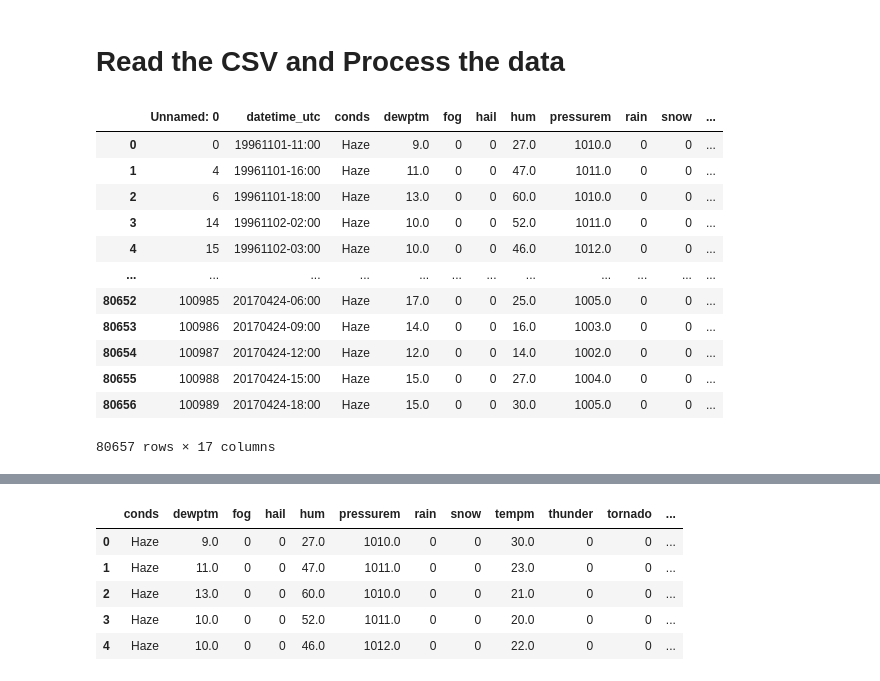
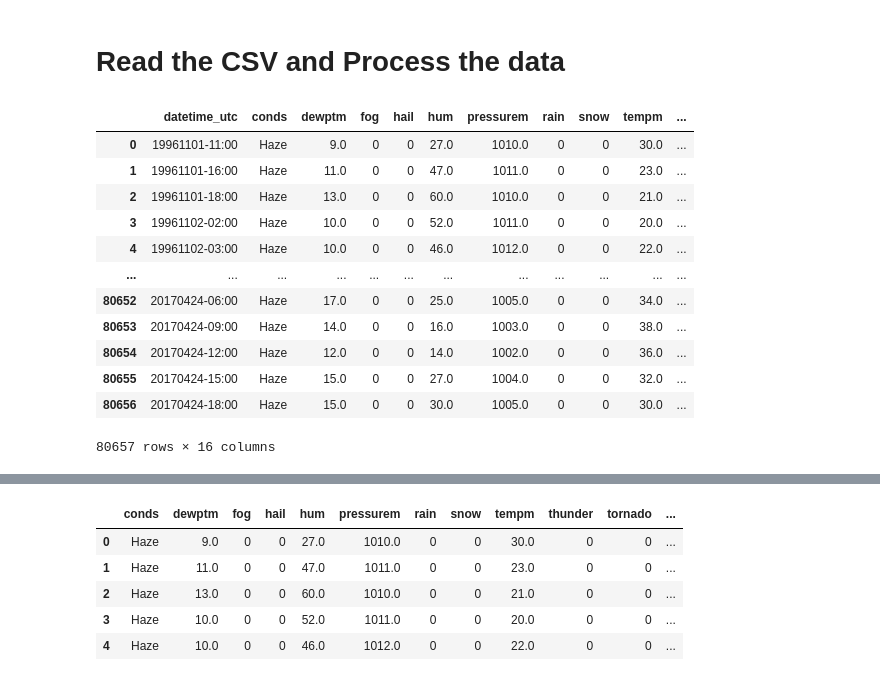
Before and after one commit to rankx034/final-project, a Jupyter notebook: DecisionTreeModel.ipynb, the cells around one changed output, grey strips where cells are left out. Cells and saved outputs as stored; diff of their text form; code cells hidden in the pictures.

```diff
--- a/DecisionTreeModel.ipynb
+++ b/DecisionTreeModel.ipynb
@@ -6,22 +6,23 @@ import pandas as pd
 # %%
 # Loading data
 file_path = "delhi_weather_cleaned.csv"
 df = pd.read_csv(file_path)
+data = df.copy()
 df
 # %% [output]
-|  | Unnamed: 0 | datetime_utc | conds | dewptm | fog | hail | hum | pressurem | rain | snow | ... |
-| 0 | 0 | 19961101-11:00 | Haze | 9.0 | 0 | 0 | 27.0 | 1010.0 | 0 | 0 | ... |
-| 1 | 4 | 19961101-16:00 | Haze | 11.0 | 0 | 0 | 47.0 | 1011.0 | 0 | 0 | ... |
-| 2 | 6 | 19961101-18:00 | Haze | 13.0 | 0 | 0 | 60.0 | 1010.0 | 0 | 0 | ... |
-| 3 | 14 | 19961102-02:00 | Haze | 10.0 | 0 | 0 | 52.0 | 1011.0 | 0 | 0 | ... |
-| 4 | 15 | 19961102-03:00 | Haze | 10.0 | 0 | 0 | 46.0 | 1012.0 | 0 | 0 | ... |
+|  | datetime_utc | conds | dewptm | fog | hail | hum | pressurem | rain | snow | tempm | ... |
+| 0 | 19961101-11:00 | Haze | 9.0 | 0 | 0 | 27.0 | 1010.0 | 0 | 0 | 30.0 | ... |
+| 1 | 19961101-16:00 | Haze | 11.0 | 0 | 0 | 47.0 | 1011.0 | 0 | 0 | 23.0 | ... |
+| 2 | 19961101-18:00 | Haze | 13.0 | 0 | 0 | 60.0 | 1010.0 | 0 | 0 | 21.0 | ... |
+| 3 | 19961102-02:00 | Haze | 10.0 | 0 | 0 | 52.0 | 1011.0 | 0 | 0 | 20.0 | ... |
+| 4 | 19961102-03:00 | Haze | 10.0 | 0 | 0 | 46.0 | 1012.0 | 0 | 0 | 22.0 | ... |
 | ... | ... | ... | ... | ... | ... | ... | ... | ... | ... | ... | ... |
-| 80652 | 100985 | 20170424-06:00 | Haze | 17.0 | 0 | 0 | 25.0 | 1005.0 | 0 | 0 | ... |
-| 80653 | 100986 | 20170424-09:00 | Haze | 14.0 | 0 | 0 | 16.0 | 1003.0 | 0 | 0 | ... |
-| 80654 | 100987 | 20170424-12:00 | Haze | 12.0 | 0 | 0 | 14.0 | 1002.0 | 0 | 0 | ... |
-| 80655 | 100988 | 20170424-15:00 | Haze | 15.0 | 0 | 0 | 27.0 | 1004.0 | 0 | 0 | ... |
-| 80656 | 100989 | 20170424-18:00 | Haze | 15.0 | 0 | 0 | 30.0 | 1005.0 | 0 | 0 | ... |
+| 80652 | 20170424-06:00 | Haze | 17.0 | 0 | 0 | 25.0 | 1005.0 | 0 | 0 | 34.0 | ... |
+| 80653 | 20170424-09:00 | Haze | 14.0 | 0 | 0 | 16.0 | 1003.0 | 0 | 0 | 38.0 | ... |
+| 80654 | 20170424-12:00 | Haze | 12.0 | 0 | 0 | 14.0 | 1002.0 | 0 | 0 | 36.0 | ... |
+| 80655 | 20170424-15:00 | Haze | 15.0 | 0 | 0 | 27.0 | 1004.0 | 0 | 0 | 32.0 | ... |
+| 80656 | 20170424-18:00 | Haze | 15.0 | 0 | 0 | 30.0 | 1005.0 | 0 | 0 | 30.0 | ... |
-80657 rows × 17 columns
+80657 rows × 16 columns
 # %%
 # Extracting the year
 def extract_year(value):
```
Also changed, not shown: parts of 24 cells of this notebook.
